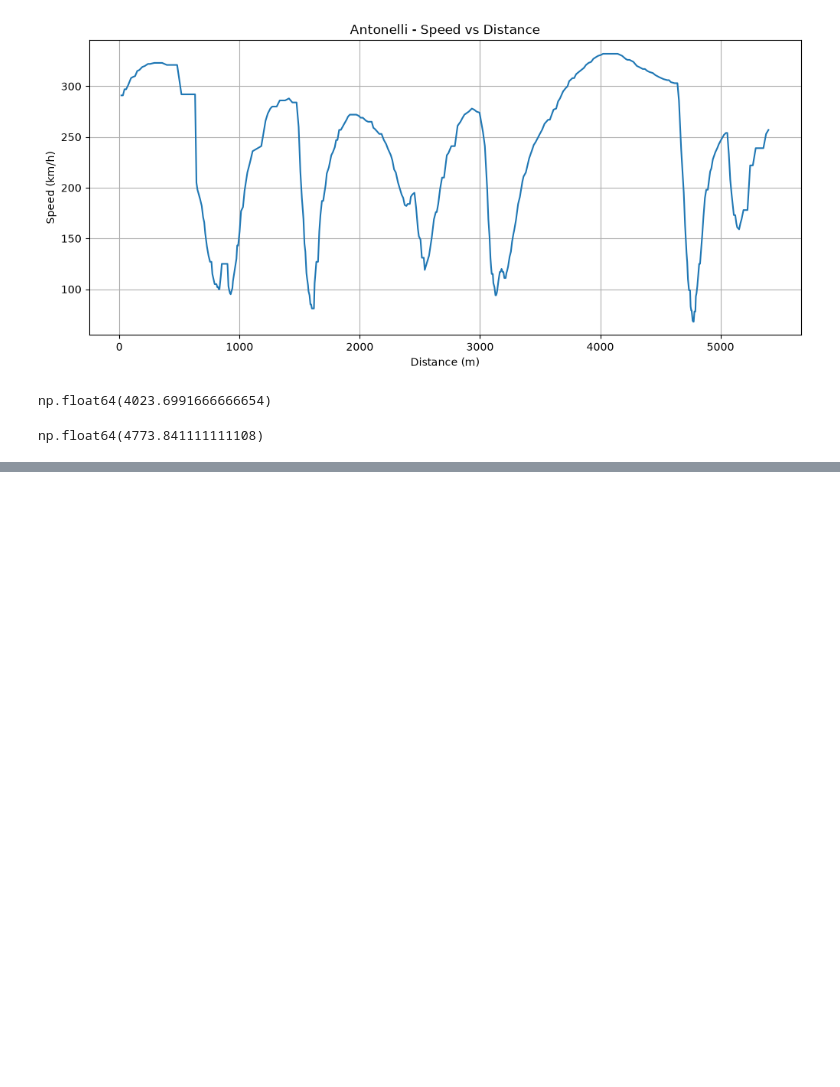
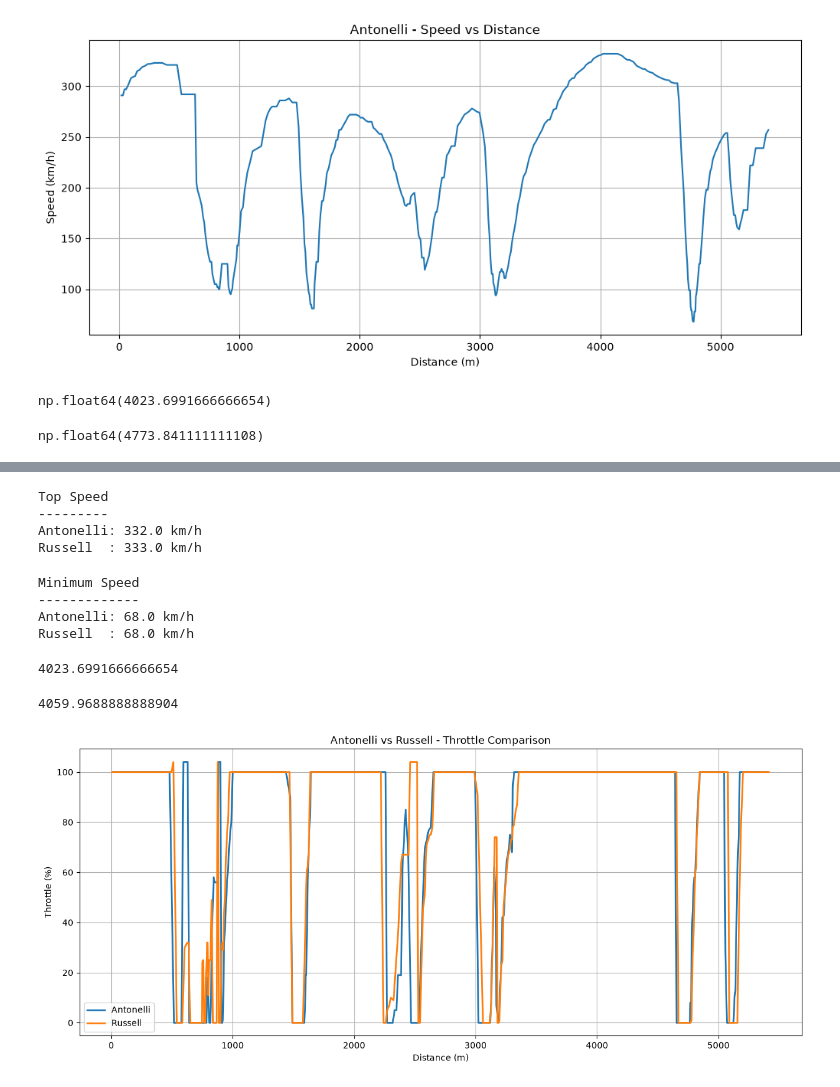
Before and after one commit to ishikajena1509/F1-Telemetry-Analysis, a Jupyter notebook: notebooks/02_china_2026_qualifying_analysis.ipynb.ipynb, the cells around one changed output, grey strips where cells are left out. Drawn from its saved outputs; the diff is of its cells as text; code cells hidden in the pictures; blank space fills up the shorter version.

```diff
--- a/notebooks/02_china_2026_qualifying_analysis.ipynb.ipynb
+++ b/notebooks/02_china_2026_qualifying_analysis.ipynb.ipynb
@@ -577,0 +646,62 @@ np.float64(4773.841111111108)
+# %%
+print("Top Speed")
+print("---------")
+print("Antonelli:", antonelli_car_data["Speed"].max(), "km/h")
+print("Russell  :", russell_car_data["Speed"].max(), "km/h")
+# %% [output]
+Top Speed
+---------
+Antonelli: 332.0 km/h
+Russell  : 333.0 km/h
+# %%
+print("Minimum Speed")
+print("-------------")
+print("Antonelli:", antonelli_car_data["Speed"].min(), "km/h")
+print("Russell  :", russell_car_data["Speed"].min(), "km/h")
+# %% [output]
+Minimum Speed
+-------------
+Antonelli: 68.0 km/h
+Russell  : 68.0 km/h
+# %%
+antonelli_top = antonelli_car_data.loc[
+    antonelli_car_data["Speed"].idxmax()
+]
+
+print(antonelli_top["Distance"])
+# %% [output]
+4023.6991666666654
+# %%
+russell_top = russell_car_data.loc[
+    russell_car_data["Speed"].idxmax()
+]
+
+print(russell_top["Distance"])
+# %% [output]
+4059.9688888888904
+# %%
+plt.figure(figsize=(15,6))
+
+plt.plot(
+    antonelli_car_data["Distance"],
+    antonelli_car_data["Throttle"],
+    label="Antonelli",
+    linewidth=2
+)
+
+plt.plot(
+    russell_car_data["Distance"],
+    russell_car_data["Throttle"],
+    label="Russell",
+    linewidth=2
+)
+
+plt.title("Antonelli vs Russell - Throttle Comparison")
+plt.xlabel("Distance (m)")
+plt.ylabel("Throttle (%)")
+plt.legend()
+plt.grid()
+
+plt.show()
+# %% [output]
+[figure, added]
```
Also changed, not shown: parts of 11 cells of this notebook, 1 other file.
